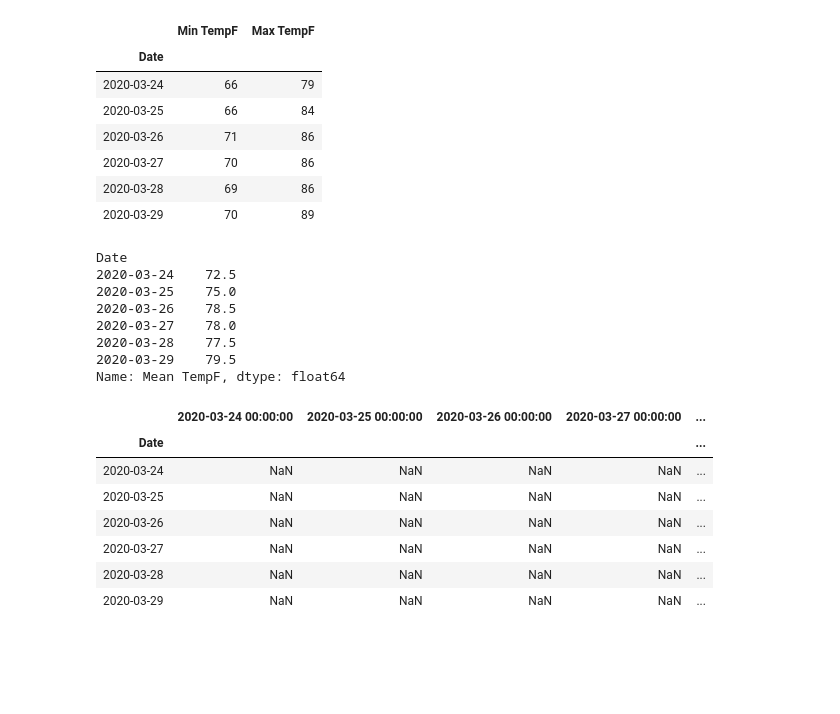
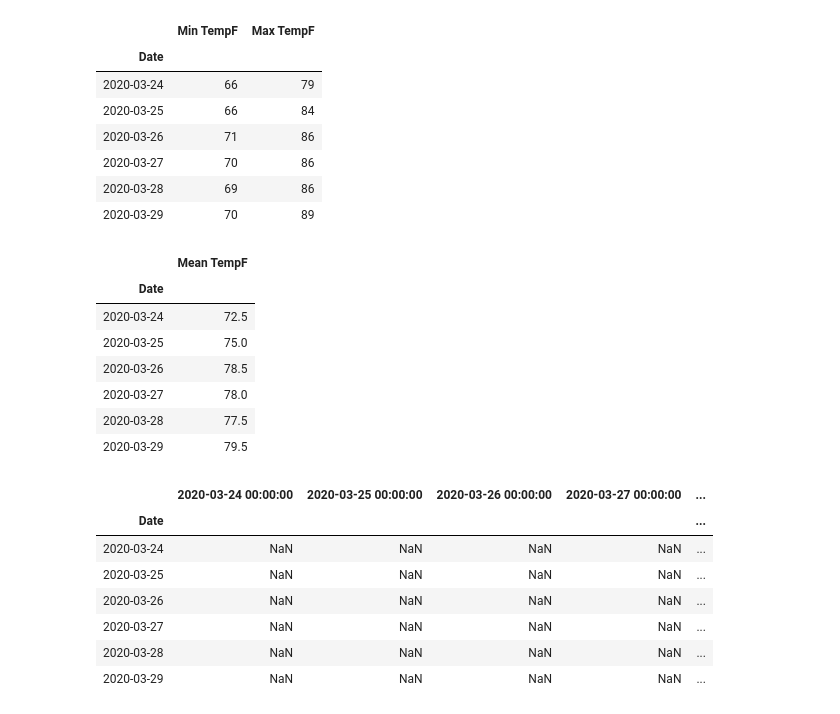
Before and after one commit to BeTKH/DataScieneinPython, a Jupyter notebook: 6. Merging DataFrames.ipynb, the cells around one changed output. Cells and saved outputs as stored; diff of their text form; code cells hidden in the pictures; blank space fills up the shorter version.

```diff
--- a/6. Merging DataFrames.ipynb
+++ b/6. Merging DataFrames.ipynb
@@ -474,15 +474,15 @@ week1_range #DataFrame
 | 2020-03-28 | 69 | 86 |
 | 2020-03-29 | 70 | 89 |
 # %%
-week1_mean = weather.loc['2020-3-24':'2020-3-29','Mean TempF']
+week1_mean = weather.loc['2020-3-24':'2020-3-29',['Mean TempF']]
 week1_mean #series
 # %% [output]
-Date
-2020-03-24    72.5
-2020-03-25    75.0
-2020-03-26    78.5
-2020-03-27    78.0
-2020-03-28    77.5
-2020-03-29    79.5
-Name: Mean TempF, dtype: float64
+|  | Mean TempF |
+| Date |  |
+| 2020-03-24 | 72.5 |
+| 2020-03-25 | 75.0 |
+| 2020-03-26 | 78.5 |
+| 2020-03-27 | 78.0 |
+| 2020-03-28 | 77.5 |
+| 2020-03-29 | 79.5 |
 # %%
```
Also changed, not shown: parts of 6 cells of this notebook, 1 other file.
